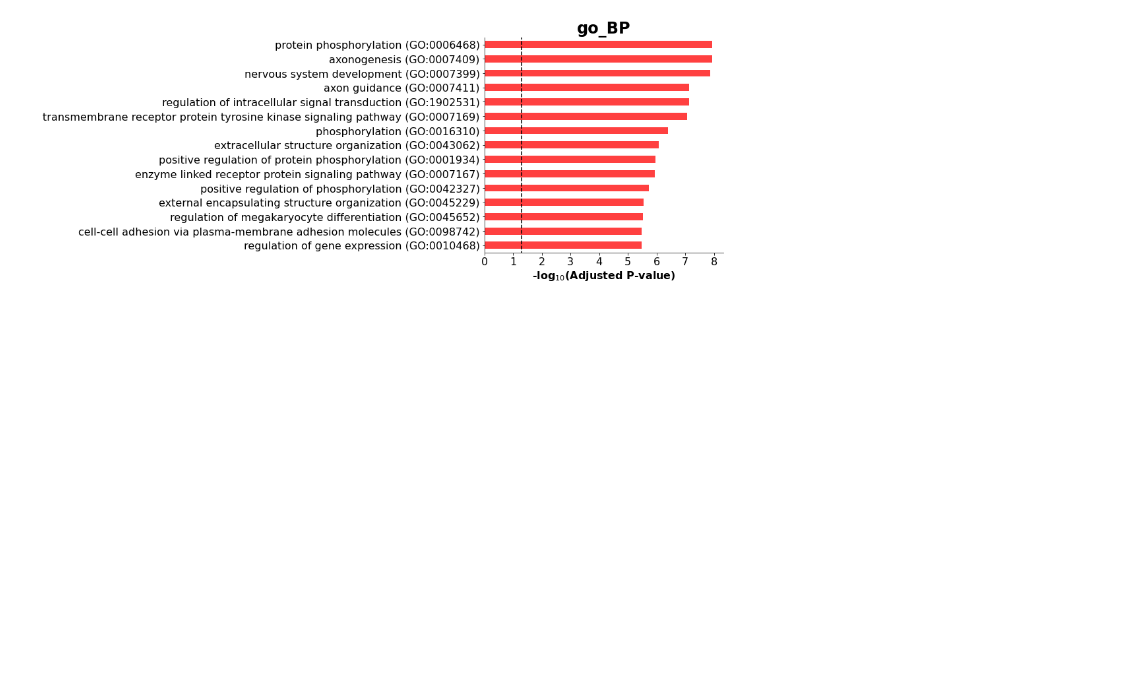
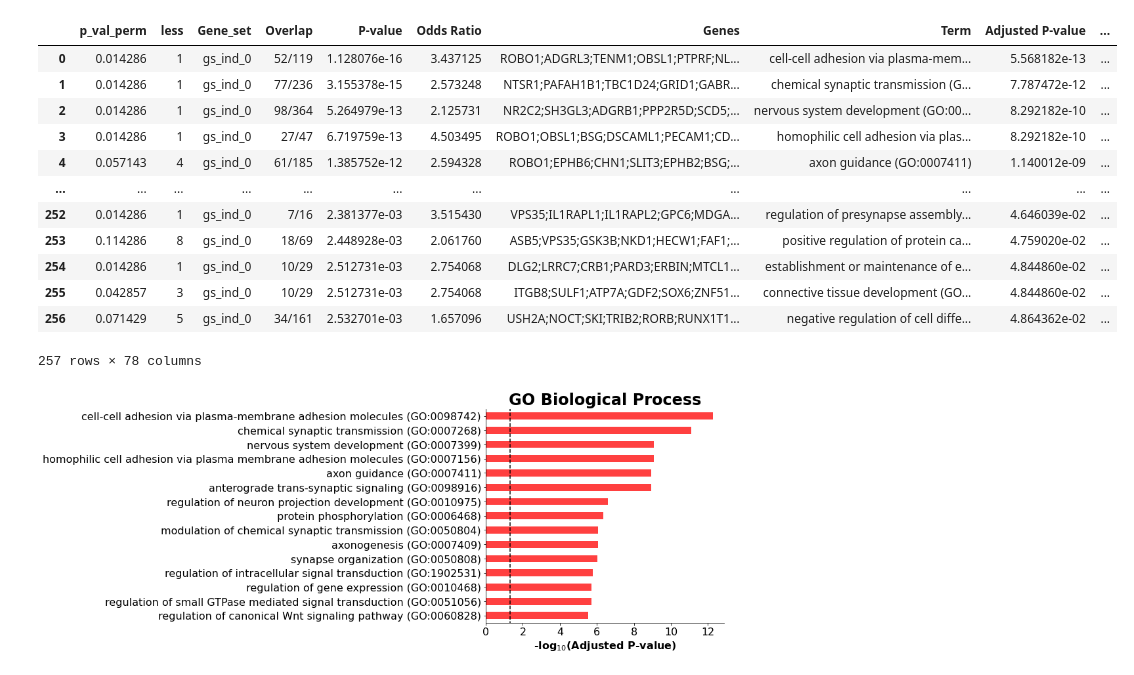
Before and after one commit to aadenisova/bird_innovation, a Jupyter notebook: scripts/permutation_test/permutation_analysis.ipynb, the cells around one changed output. Drawn from its saved outputs; the diff is of its cells as text; code cells hidden in the pictures; blank space fills up the shorter version.

```diff
--- a/scripts/permutation_test/permutation_analysis.ipynb
+++ b/scripts/permutation_test/permutation_analysis.ipynb
@@ -58,5 +60,22 @@ for nim in range(4)[:1]:
+# %%
+df = pd.read_csv(f'{path}data/final_data/permutations_n_terms_'+names[nim]+'_perm.csv')
+df
+# %% [output]
+|  | p_val_perm | less | Gene_set | Overlap | P-value | Odds Ratio | Genes | Term | Adjusted P-value | ... |
+| 0 | 0.014286 | 1 | gs_ind_0 | 52/119 | 1.128076e-16 | 3.437125 | ROBO1;ADGRL3;TENM1;OBSL1;PTPRF;NL... | cell-cell adhesion via plasma-mem... | 5.568182e-13 | ... |
+| 1 | 0.014286 | 1 | gs_ind_0 | 77/236 | 3.155378e-15 | 2.573248 | NTSR1;PAFAH1B1;TBC1D24;GRID1;GABR... | chemical synaptic transmission (G... | 7.787472e-12 | ... |
+| 2 | 0.014286 | 1 | gs_ind_0 | 98/364 | 5.264979e-13 | 2.125731 | NR2C2;SH3GL3;ADGRB1;PPP2R5D;SCD5;... | nervous system development (GO:00... | 8.292182e-10 | ... |
+| 3 | 0.014286 | 1 | gs_ind_0 | 27/47 | 6.719759e-13 | 4.503495 | ROBO1;OBSL1;BSG;DSCAML1;PECAM1;CD... | homophilic cell adhesion via plas... | 8.292182e-10 | ... |
+| 4 | 0.057143 | 4 | gs_ind_0 | 61/185 | 1.385752e-12 | 2.594328 | ROBO1;EPHB6;CHN1;SLIT3;EPHB2;BSG;... | axon guidance (GO:0007411) | 1.140012e-09 | ... |
+| ... | ... | ... | ... | ... | ... | ... | ... | ... | ... | ... |
+| 252 | 0.014286 | 1 | gs_ind_0 | 7/16 | 2.381377e-03 | 3.515430 | VPS35;IL1RAPL1;IL1RAPL2;GPC6;MDGA... | regulation of presynapse assembly... | 4.646039e-02 | ... |
+| 253 | 0.114286 | 8 | gs_ind_0 | 18/69 | 2.448928e-03 | 2.061760 | ASB5;VPS35;GSK3B;NKD1;HECW1;FAF1;... | positive regulation of protein ca... | 4.759020e-02 | ... |
+| 254 | 0.014286 | 1 | gs_ind_0 | 10/29 | 2.512731e-03 | 2.754068 | DLG2;LRRC7;CRB1;PARD3;ERBIN;MTCL1... | establishment or maintenance of e... | 4.844860e-02 | ... |
+| 255 | 0.042857 | 3 | gs_ind_0 | 10/29 | 2.512731e-03 | 2.754068 | ITGB8;SULF1;ATP7A;GDF2;SOX6;ZNF51... | connective tissue development (GO... | 4.844860e-02 | ... |
+| 256 | 0.071429 | 5 | gs_ind_0 | 34/161 | 2.532701e-03 | 1.657096 | USH2A;NOCT;SKI;TRIB2;RORB;RUNX1T1... | negative regulation of cell diffe... | 4.864362e-02 | ... |
+257 rows × 78 columns
 # %%
-plot(df, name)
+plot(df, 'GO Biological Process')
 # %% [output]
-[figure, old version]
+[figure, new version]
 # %%
```
Also changed, not shown: parts of 7 cells of this notebook.
